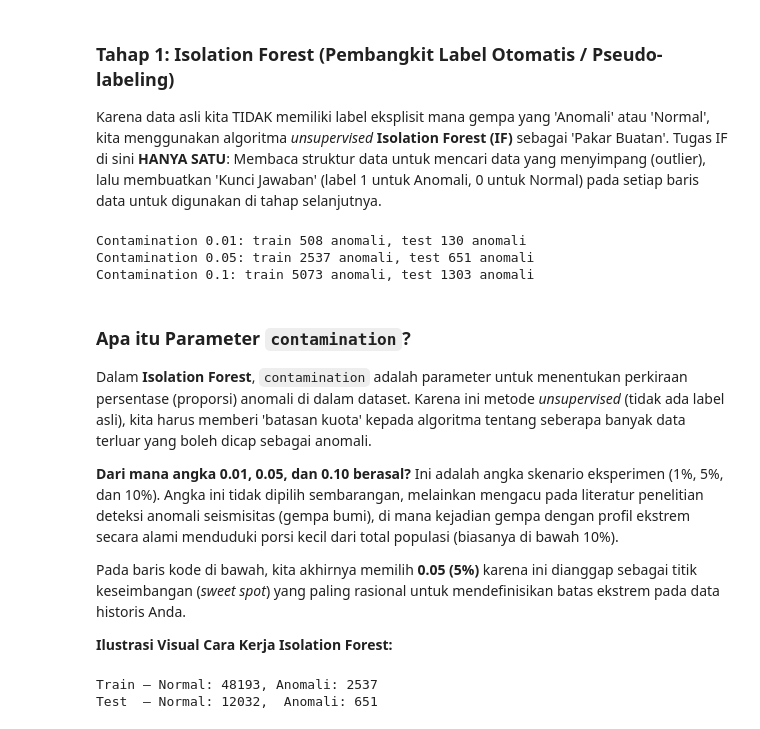
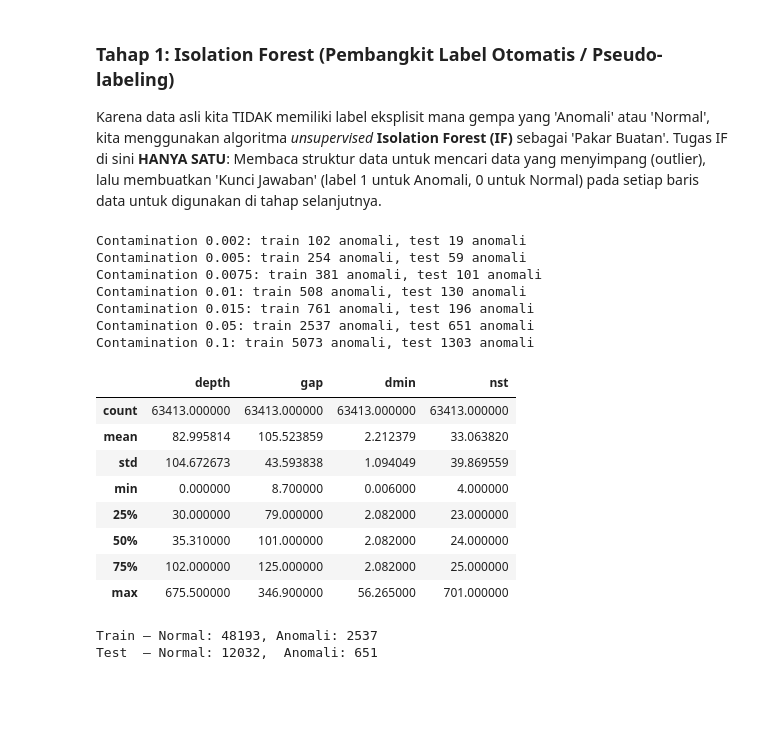
Before and after one commit to FuadNugraha25/Machine-Learning-TA, a Jupyter notebook: Anomaly Detection/XGBoost.ipynb, the cells around one changed output. Saved outputs shown, nothing was run; the diff lists cells and outputs as text; code cells hidden in the pictures; blank space fills up the shorter version.

```diff
--- a/Anomaly Detection/XGBoost.ipynb
+++ b/Anomaly Detection/XGBoost.ipynb
@@ -41,41 +171,45 @@ Tugas IF di sini **HANYA SATU**: Membaca struktur data untuk mencari data yang m
 # %%
 # Split data DULU sebelum fit Isolation Forest — mencegah label leakage
 X_raw = df_clean[fitur]
 
 X_train_raw, X_test_raw = train_test_split(
     X_raw, test_size=0.2, random_state=42
 )
 
 scaler = StandardScaler()
 X_train_scaled = scaler.fit_transform(X_train_raw)
 X_test_scaled  = scaler.transform(X_test_raw)
 
 # Eksperimen 3 nilai contamination — IF hanya fit pada train
 hasil_if_train = {}
 hasil_if_test  = {}
-for c in [0.01, 0.05, 0.10]:
+for c in [0.002, 0.005, 0.0075, 0.01, 0.015, 0.05, 0.10]:
     iso = IsolationForest(contamination=c, n_estimators=100, random_state=42)
     iso.fit(X_train_scaled)
     label_train = (iso.predict(X_train_scaled) == -1).astype(int)
     label_test  = (iso.predict(X_test_scaled)  == -1).astype(int)
     hasil_if_train[c] = label_train
     hasil_if_test[c]  = label_test
     print(f"Contamination {c}: train {label_train.sum()} anomali, test {label_test.sum()} anomali")
+
+df[['depth','gap','dmin','nst']].describe()
 # %% [output]
+Contamination 0.002: train 102 anomali, test 19 anomali
+Contamination 0.005: train 254 anomali, test 59 anomali
+Contamination 0.0075: train 381 anomali, test 101 anomali
 Contamination 0.01: train 508 anomali, test 130 anomali
+Contamination 0.015: train 761 anomali, test 196 anomali
 Contamination 0.05: train 2537 anomali, test 651 anomali
 Contamination 0.1: train 5073 anomali, test 1303 anomali
+|  | depth | gap | dmin | nst |
+| count | 63413.000000 | 63413.000000 | 63413.000000 | 63413.000000 |
+| mean | 82.995814 | 105.523859 | 2.212379 | 33.063820 |
+| std | 104.672673 | 43.593838 | 1.094049 | 39.869559 |
+| min | 0.000000 | 8.700000 | 0.006000 | 4.000000 |
+| 25% | 30.000000 | 79.000000 | 2.082000 | 23.000000 |
+| 50% | 35.310000 | 101.000000 | 2.082000 | 24.000000 |
+| 75% | 102.000000 | 125.000000 | 2.082000 | 25.000000 |
+| max | 675.500000 | 346.900000 | 56.265000 | 701.000000 |
-# %% [markdown]
-### Apa itu Parameter `contamination`?
-
-Dalam **Isolation Forest**, `contamination` adalah parameter untuk menentukan perkiraan persentase (proporsi) anomali di dalam dataset. Karena ini metode *unsupervised* (tidak ada label asli), kita harus memberi 'batasan kuota' kepada algoritma tentang seberapa banyak data terluar yang boleh dicap sebagai anomali.
-
-**Dari mana angka 0.01, 0.05, dan 0.10 berasal?**
-Ini adalah angka skenario eksperimen (1%, 5%, dan 10%). Angka ini tidak dipilih sembarangan, melainkan mengacu pada literatur penelitian deteksi anomali seismisitas (gempa bumi), di mana kejadian gempa dengan profil ekstrem secara alami menduduki porsi kecil dari total populasi (biasanya di bawah 10%).
-
-Pada baris kode di bawah, kita akhirnya memilih **0.05 (5%)** karena ini dianggap sebagai titik keseimbangan (*sweet spot*) yang paling rasional untuk mendefinisikan batas ekstrem pada data historis Anda.
-
-**Ilustrasi Visual Cara Kerja Isolation Forest:**
 # %%
 contamination_terpilih = 0.05
 
```
Also changed, not shown: parts of 10 cells of this notebook, 20 other files.
